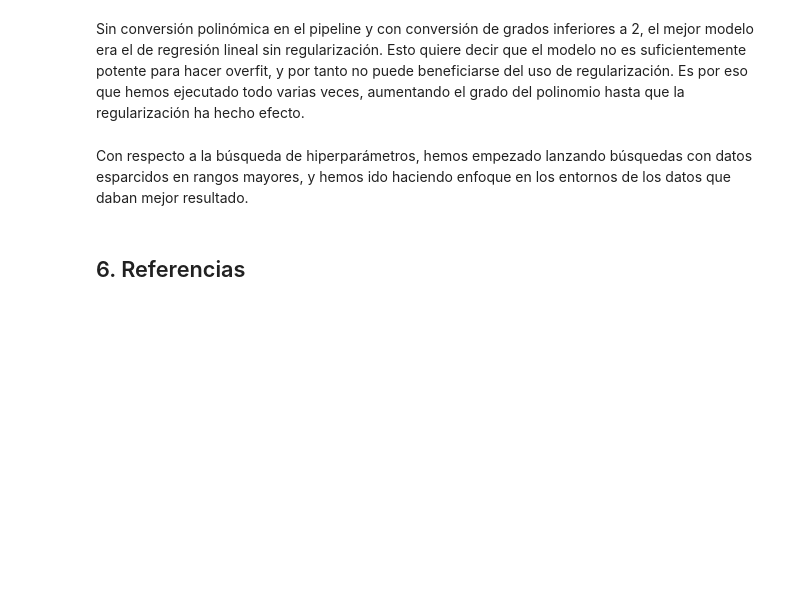
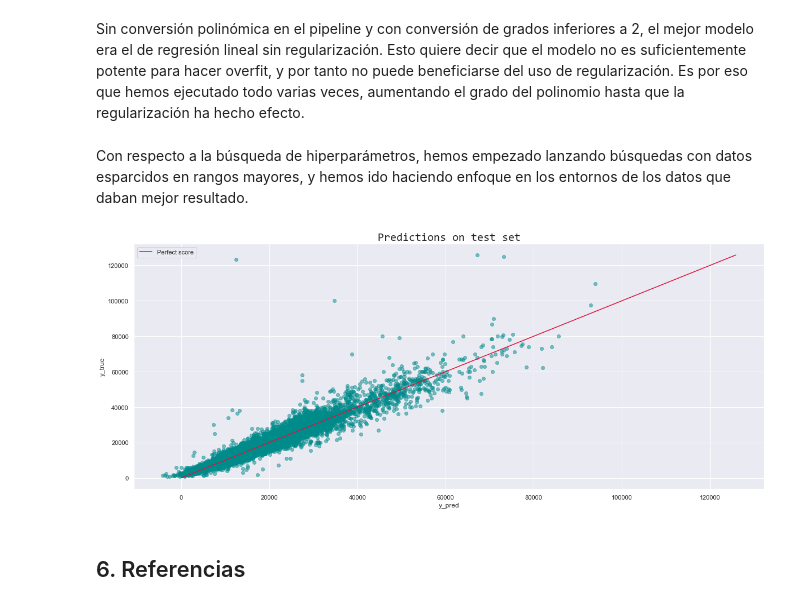
Before and after one commit to dietrujillo/ml_lab, a Jupyter notebook: lab1/notebooks/lab1.ipynb, the cells around one changed output. Cells and saved outputs as stored; diff of their text form; code cells hidden in the pictures; blank space fills up the shorter version.

Commit message:
Add true vs pred plot in conclusion

```diff
--- a/lab1/notebooks/lab1.ipynb
+++ b/lab1/notebooks/lab1.ipynb
@@ -705,8 +705,8 @@ class SpecificImputer(BaseEstimator, TransformerMixin):
                  imputer_kwargs={},
                  fallback_var=1):
         """
-        var: the attribute by which the DataFrame will be divided
-        imputer: Imputer estimator. Has to implement the `fit` and `transform` methods.
+        var: the attribute by which the DataFrame will be divided.
+        imputer_class: Imputer estimator. Has to implement the `fit` and `transform` methods.
         imputer_kwargs: keyword arguments to be passed to the imputer constructor.
         fallback_var: variable by which to divide if there are not enough distinct samples of var.
         """
@@ -722,6 +722,7 @@ class SpecificImputer(BaseEstimator, TransformerMixin):
             raise ValueError("SpecificImputer works on DataFrames only")
 
         assert self.var in X, f"Data must have {var} column"
+        assert self.fallback_var in X, f"Data must have {var} column"
         self.numeric_columns = X.select_dtypes(
             include=np.number).columns.tolist()
 
@@ -1005,6 +1006,27 @@ results_df.to_csv(filepath)
 Sin conversión polinómica en el pipeline y con conversión de grados inferiores a 2, el mejor modelo era el de regresión lineal sin regularización. Esto quiere decir que el modelo no es suficientemente potente para hacer overfit, y por tanto no puede beneficiarse del uso de regularización. Es por eso que hemos ejecutado todo varias veces, aumentando el grado del polinomio hasta que la regularización ha hecho efecto.
 # %% [markdown]
 Con respecto a la búsqueda de hiperparámetros, hemos empezado lanzando búsquedas con datos esparcidos en rangos mayores, y hemos ido haciendo enfoque en los entornos de los datos que daban mejor resultado.
+# %%
+models = [lin_reg_model, lasso_model, ridge_model, elasticnet_model]
+best_model = models[results_df[results_df["r2"] == results_df["r2"].max()].iloc[0].name]
+
+plt.figure(figsize=(20, 8))
+
+sns.set_style("darkgrid")
+predictions = lasso_model.predict(X_test_preprocessed)
+plt.scatter(predictions, y_test.to_numpy(), color="darkcyan", alpha=0.5)
+
+X = np.arange(0, max(max(predictions), max(y_test)))
+plt.plot(X, X, color="crimson", label="Perfect score")
+
+plt.title("Predictions on test set", fontsize=20, fontfamily="Consolas")
+plt.ylabel("y_true")
+plt.xlabel("y_pred")
+
+plt.legend()
+plt.show()
+# %% [output]
+[figure, added]
 # %% [markdown]
 ## 6. Referencias
 # %% [markdown]
```
